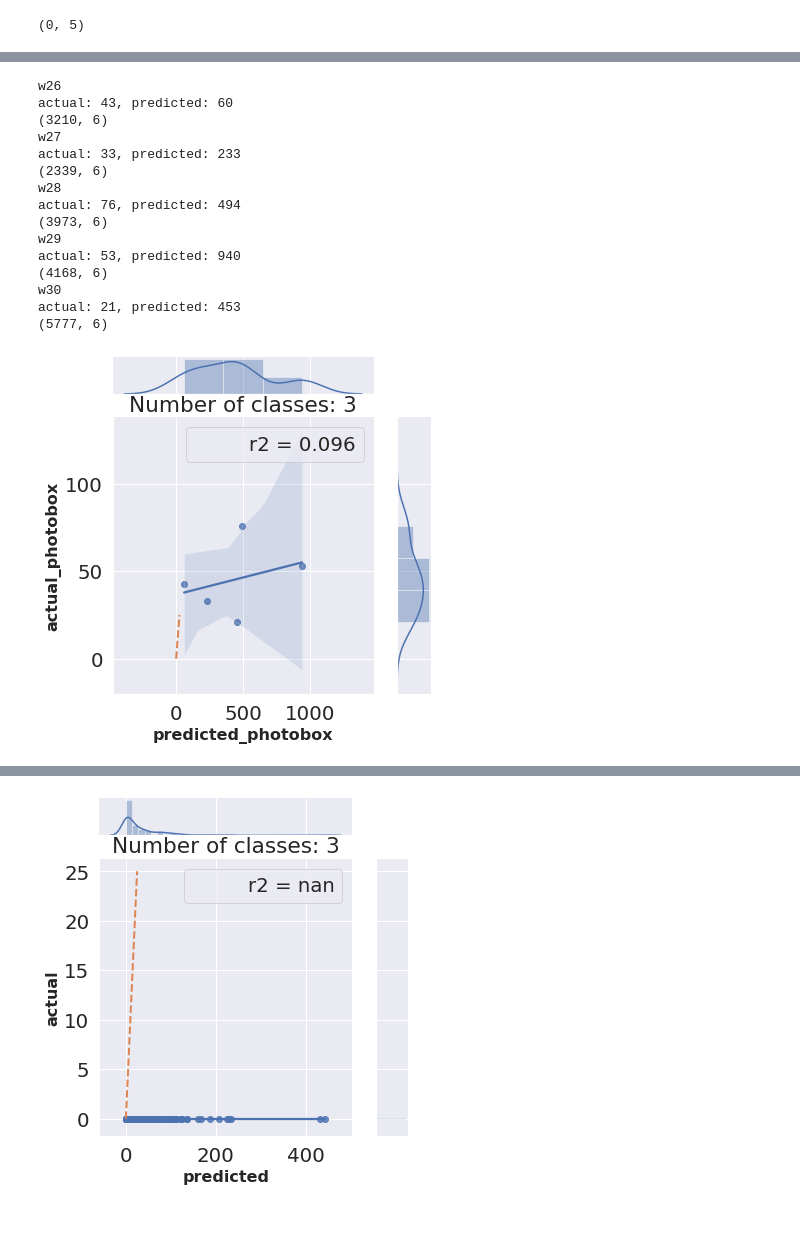
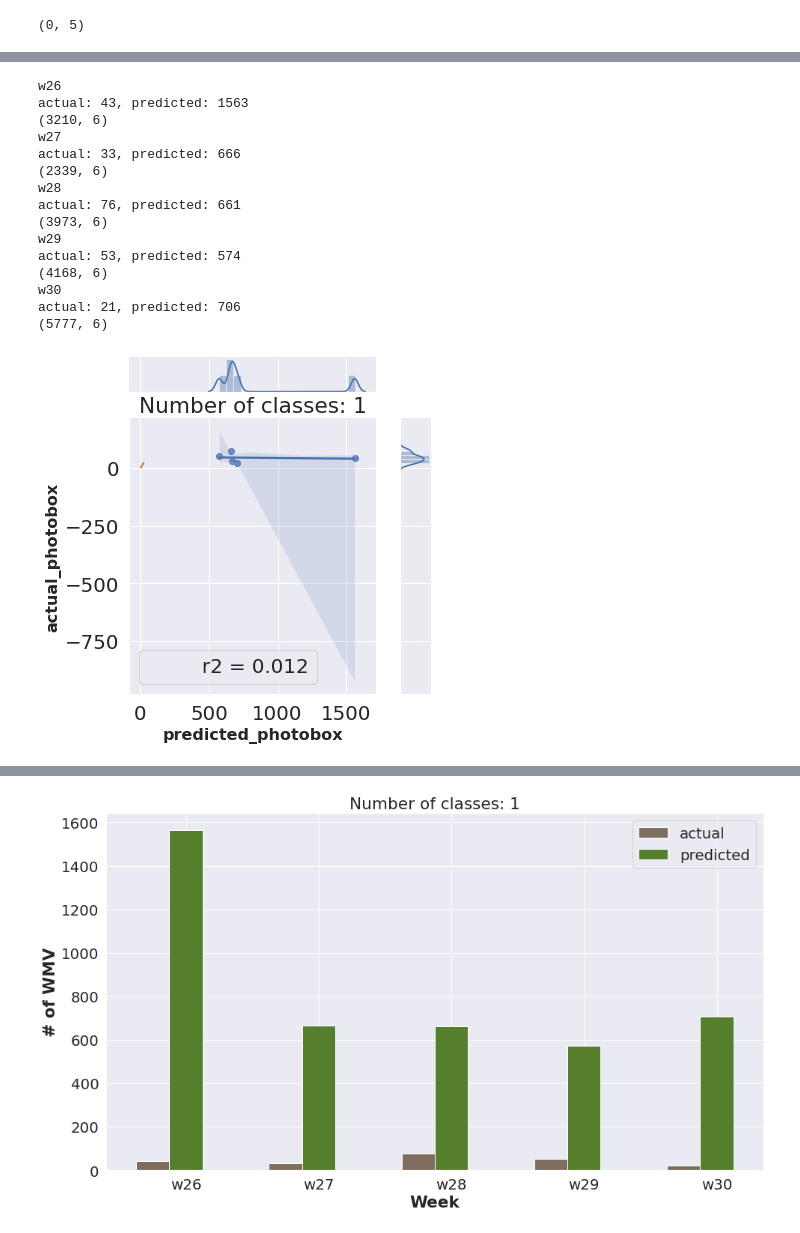
Before and after one commit to kalfasyan/yannis_impy, a Jupyter notebook: Predict_#_wmvs.ipynb, the cells around one changed output, grey strips where cells are left out. Drawn from its saved outputs; the diff is of its cells as text; code cells hidden in the pictures.

Commit message:
added plots for warning based on threshold and photobox wmv predictions

```diff
--- a/Predict_#_wmvs.ipynb
+++ b/Predict_#_wmvs.ipynb
@@ -30,7 +30,7 @@ if clean:
     print("Deleting old augmented")
     os.system(f'rm -rf {path_images_augmented}*')
 
-nb_classes = 3
+nb_classes = 1
 
 if nb_classes == 3:
     target_classes = ['v','wmv','v(cy)','other']
@@ -64,7 +64,12 @@ df_2019['pname'] = df_2019['pname'].apply(lambda x: '_'.join(x.split('_')[:-1]))
 df_2019['y_text'] = df_2019['x'].apply(lambda x: x.split('/')[-2])
 df_2019['y_text'] = df_2019['y_text'].apply(lambda x: 'other' if x not in target_classes else x)
 
-df_2019.drop(df_2019[df_2019.y_text == 'other'].sample(1, random_state=42).index, axis='index', inplace=True)
+if nb_classes == 3:
+    df_2019.drop(df_2019[df_2019.y_text == 'other'].sample(10000, random_state=42).index, axis='index', inplace=True)
+elif nb_classes == 1:
+    df_2019.drop(df_2019[df_2019.y_text == 'other'].sample(14000, random_state=42).index, axis='index', inplace=True)
+else:
+    df_2019.drop(df_2019[df_2019.y_text == 'other'].sample(1, random_state=42).index, axis='index', inplace=True)
 # df_2019.drop(df_2019[df_2019.y_text == 'other'].index, axis='index', inplace=True)
 
 df_2019['y'] = le.fit_transform(df_2019.y_text)
@@ -423,38 +415,33 @@ plt.savefig(f"{created_data_path}/results/jointplot_predicted_photobox#2020data_
 #####################
 # %% [output]
 w26
-actual: 43, predicted: 60
+actual: 43, predicted: 1563
 (3210, 6)
 w27
-actual: 33, predicted: 233
+actual: 33, predicted: 666
 (2339, 6)
 w28
-actual: 76, predicted: 494
+actual: 76, predicted: 661
 (3973, 6)
 w29
-actual: 53, predicted: 940
+actual: 53, predicted: 574
 (4168, 6)
 w30
-actual: 21, predicted: 453
+actual: 21, predicted: 706
 (5777, 6)
-[figure, old version]
+[figure, new version]
 # %%
 # sub[sub.pred==inv_name_map['wmv']]
 # %%
 # EXCLUDING WEIRD WEEKS
 df_photobox = df_photobox[~df_photobox.weeknr.isin(['w04','w05','w32'])]
 
-results = [{"week": None,"actual":[], "predicted":[], "predicted_correct": [],
+results_phot = [{"week": None,"actual":[], "predicted":[], "predicted_correct": [],
             "cm": None, "nrofplates": None, "nrofinsects": None} for i in df_photobox.weeknr.unique().tolist()]
 for i, (w,sub) in enumerate(df_photobox.groupby('weeknr')):
-    results[i]['week'] = w
-    results[i]['actual'] = len(sub[sub.y_text==target_insect])
-    results[i]['predicted_correct'] = len(sub[(sub.pred==inv_name_map[target_insect]) & (sub.y_text==target_insect)])
-    results[i]['predicted'] = len(sub[sub.pred==inv_name_map[target_insect]])
-    results[i]['cm'] = confusion_matrix(y_true=sub.y.values, y_pred=sub.pred.values, normalize='pred')
-    results[i]['nrofplates'] = len(df_photobox[df_photobox.weeknr==w].pname.unique())
-    results[i]['nrofinsects'] = sub.shape[0]
-# print(results[0])
+    results_phot[i]['week'] = results[i]['week']
+    results_phot[i]['actual'] = results[i]['actual']
+    results_phot[i]['predicted'] = len(sub[sub.pred==inv_name_map[target_insect]])
 
 ###########################
 import matplotlib.pyplot as plt
@@ -463,29 +450,29 @@ plt.figure(figsize=(14,8))
 barWidth = 0.25
 sns.set(font_scale=1.8)
 # set height of bar
-bars1 = [i['actual'] for i in results]
-bars2 = [i['predicted'] for i in results]
-bars3 = [i['predicted_correct'] for i in results]
+bars1 = [i['actual'] for i in results_phot]
+bars2 = [i['predicted'] for i in results_phot]
+# bars3 = [i['predicted_correct'] for i in results]
 
 # Set position of bar on X axis
 r1 = np.arange(len(bars1))
 r2 = [x + barWidth for x in r1]
-r3 = [x + barWidth for x in r2]
+# r3 = [x + barWidth for x in r2]
 
 # Make the plot
 plt.bar(r1, bars1, color='#7f6d5f', width=barWidth, edgecolor=None, label='actual')
 plt.bar(r2, bars2, color='#557f2d', width=barWidth, edgecolor=None, label='predicted')
-plt.bar(r2, bars3, color='#2d7f5e', width=barWidth, edgecolor=None, label='predicted_correct')
+# plt.bar(r2, bars3, color='#2d7f5e', width=barWidth, edgecolor=None, label='predicted_correct')
 
 # Add xticks on the middle of the group bars
 plt.xlabel('Week', fontweight='bold')
 plt.ylabel('# of WMV', fontweight='bold')
-plt.ylim(0,280)
+# plt.ylim(0,280)
 plt.xticks([r + barWidth for r in range(len(bars1))], [i['week'] for i in results])
 
 # Create legend & Show graphic
 plt.legend()
 plt.tight_layout()
 plt.title(f"Number of classes: {nb_classes}")
-plt.savefig(f"{created_data_path}/results/histogram_predicted#2020data_{nb_classes}classes.png")
+plt.savefig(f"{created_data_path}/results/histogram_photobox_predicted#2020data_{nb_classes}classes.png")
 # %% [output]
@@ -493 +479 @@ OutOfBoundsDatetime: Out of bounds nanosecond timestamp: 1-03-30 00:00:00
-[figure, old version]
+[figure, new version]
```
Also changed, not shown: parts of 14 cells of this notebook, 1 other file.
